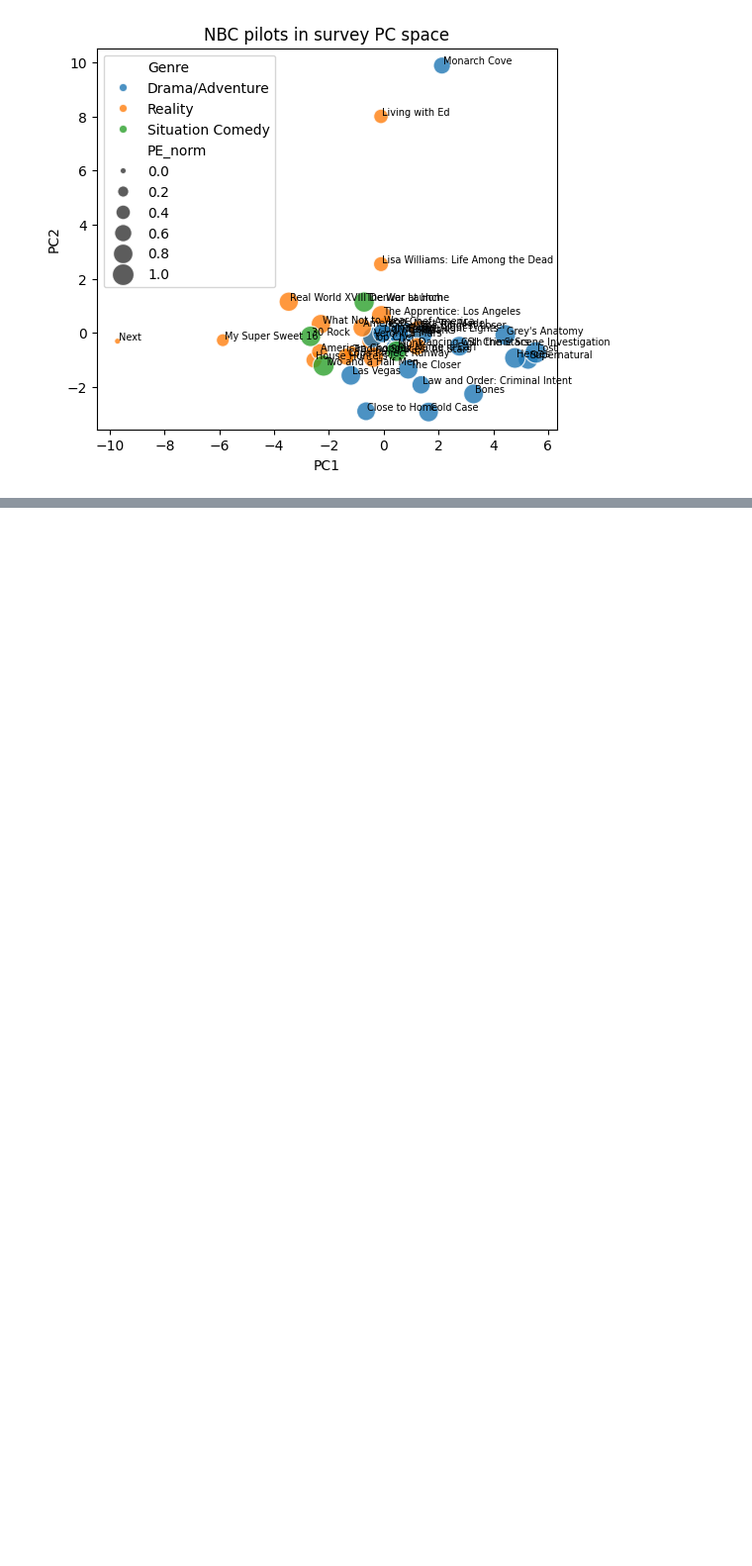
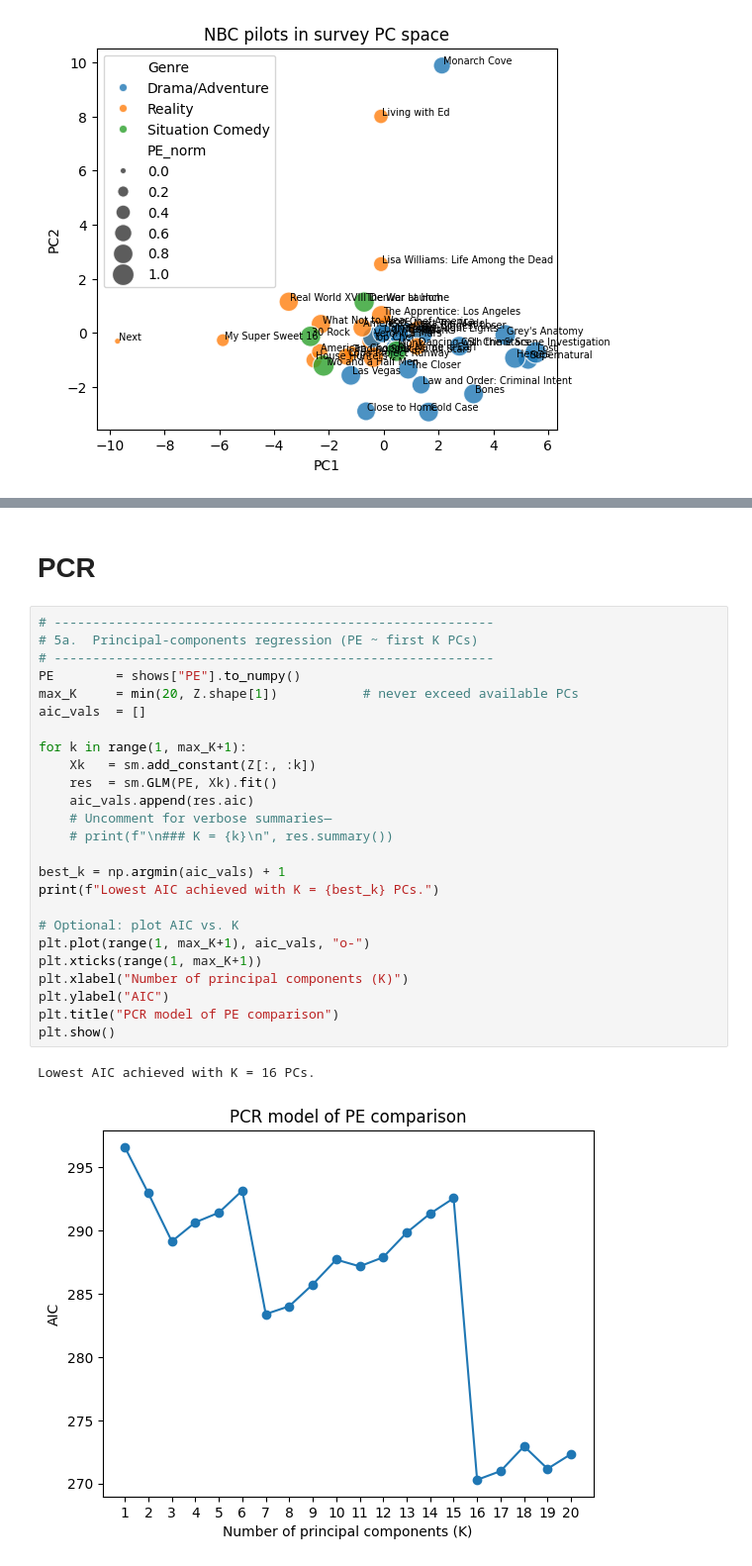
Before and after one commit to bcdanl/320-code, a Jupyter notebook: danl_320_script_clustering_pca.ipynb, the cells around one changed output, grey strips where cells are left out. Shown: that part at 99% size. Cells and saved outputs as stored; diff of their text form; blank space fills up the shorter version.

```diff
--- a/danl_320_script_clustering_pca.ipynb
+++ b/danl_320_script_clustering_pca.ipynb
@@ -500,3 +500,33 @@ fig.update_layout(title="NBC pilots in survey PC space (interactive)")
 fig.show()
 # %% [output]
 [interactive output not drawn]
+# %% [markdown]
+# PCR
+# %%
+# ---------------------------------------------------------
+# 5a.  Principal-components regression (PE ~ first K PCs)
+# ---------------------------------------------------------
+PE        = shows["PE"].to_numpy()
+max_K     = min(20, Z.shape[1])           # never exceed available PCs
+aic_vals  = []
+
+for k in range(1, max_K+1):
+    Xk   = sm.add_constant(Z[:, :k])
+    res  = sm.GLM(PE, Xk).fit()
+    aic_vals.append(res.aic)
+    # Uncomment for verbose summaries—
+    # print(f"\n### K = {k}\n", res.summary())
+
+best_k = np.argmin(aic_vals) + 1
+print(f"Lowest AIC achieved with K = {best_k} PCs.")
+
+# Optional: plot AIC vs. K
+plt.plot(range(1, max_K+1), aic_vals, "o-")
+plt.xticks(range(1, max_K+1))
+plt.xlabel("Number of principal components (K)")
+plt.ylabel("AIC")
+plt.title("PCR model of PE comparison")
+plt.show()
+# %% [output]
+Lowest AIC achieved with K = 16 PCs.
+[figure, added]
```
Also changed, not shown: parts of 1 cell of this notebook.
